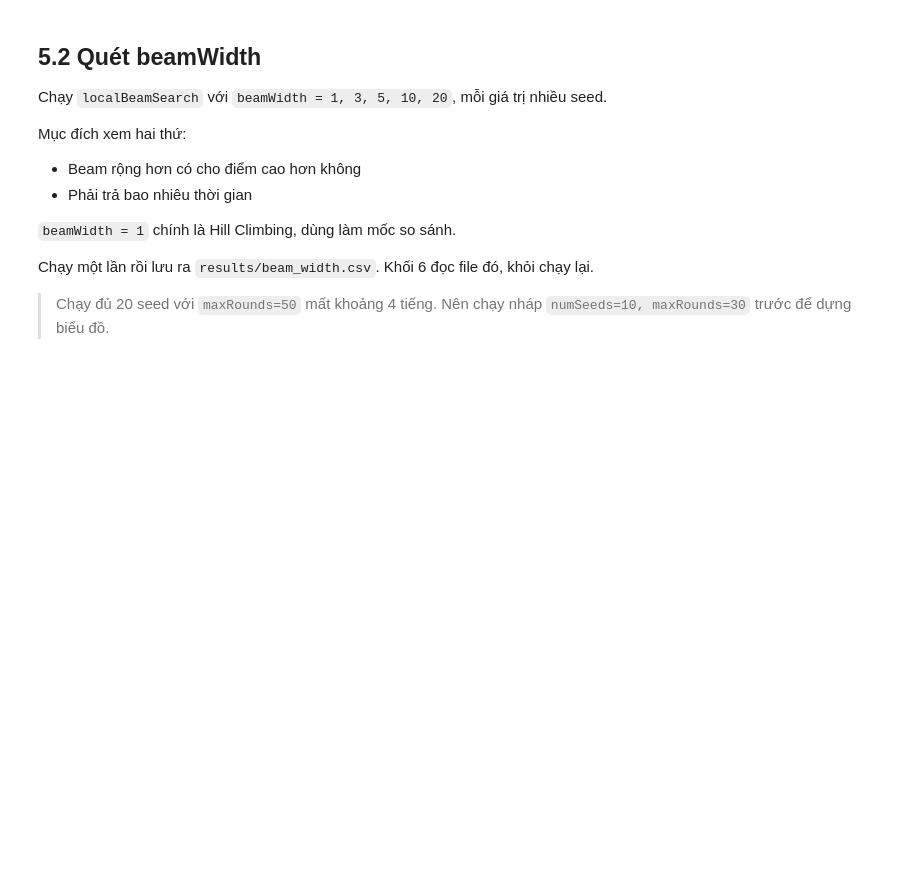
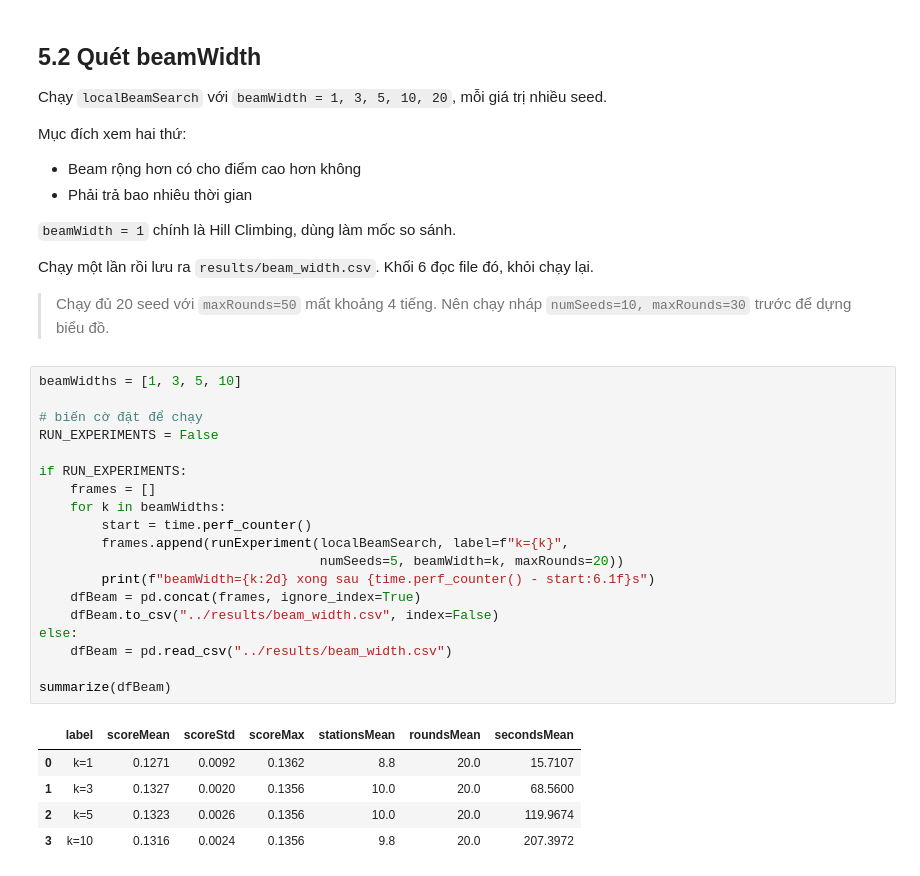
Before and after one commit to CaoAnhVu141/metro-lbs, a Jupyter notebook: notebooks/metro_lbs.ipynb, the cells around one changed output. Cells and saved outputs as stored; diff of their text form; blank space fills up the shorter version.

```diff
--- a/notebooks/metro_lbs.ipynb
+++ b/notebooks/metro_lbs.ipynb
@@ -328,3 +328,28 @@ Chạy một lần rồi lưu ra `results/beam_width.csv`. Khối 6 đọc file
 
 > Chạy đủ 20 seed với `maxRounds=50` mất khoảng 4 tiếng. Nên chạy nháp
 > `numSeeds=10, maxRounds=30` trước để dựng biểu đồ.
+# %%
+beamWidths = [1, 3, 5, 10]
+
+# biến cờ đặt để chạy
+RUN_EXPERIMENTS = False
+
+if RUN_EXPERIMENTS:
+    frames = []
+    for k in beamWidths:
+        start = time.perf_counter()
+        frames.append(runExperiment(localBeamSearch, label=f"k={k}",
+                                    numSeeds=5, beamWidth=k, maxRounds=20))
+        print(f"beamWidth={k:2d} xong sau {time.perf_counter() - start:6.1f}s")
+    dfBeam = pd.concat(frames, ignore_index=True)
+    dfBeam.to_csv("../results/beam_width.csv", index=False)
+else:
+    dfBeam = pd.read_csv("../results/beam_width.csv")
+
+summarize(dfBeam)
+# %% [output]
+|  | label | scoreMean | scoreStd | scoreMax | stationsMean | roundsMean | secondsMean |
+| 0 | k=1 | 0.1271 | 0.0092 | 0.1362 | 8.8 | 20.0 | 15.7107 |
+| 1 | k=3 | 0.1327 | 0.0020 | 0.1356 | 10.0 | 20.0 | 68.5600 |
+| 2 | k=5 | 0.1323 | 0.0026 | 0.1356 | 10.0 | 20.0 | 119.9674 |
+| 3 | k=10 | 0.1316 | 0.0024 | 0.1356 | 9.8 | 20.0 | 207.3972 |
```
Also changed, not shown: parts of 7 cells of this notebook, 3 other files.
